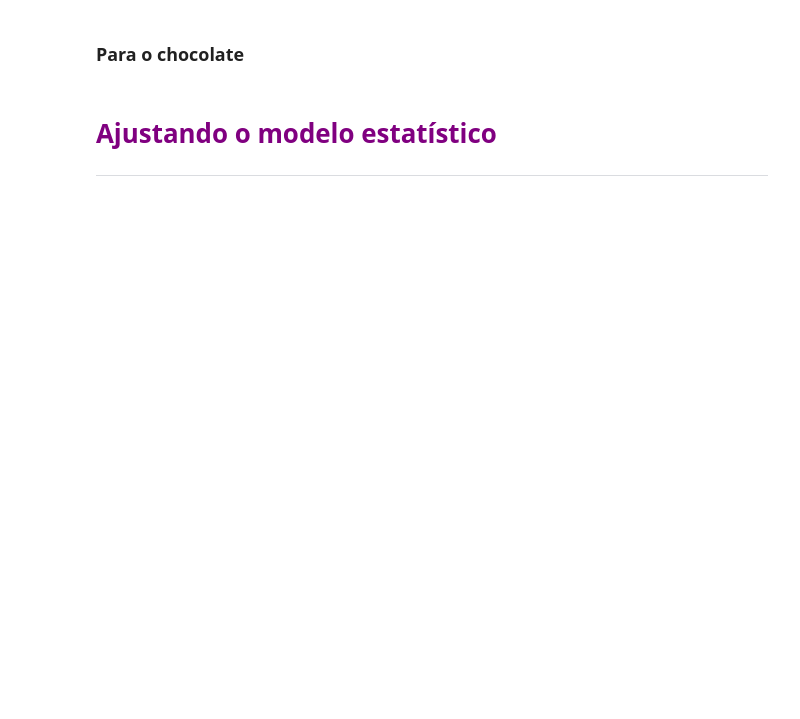
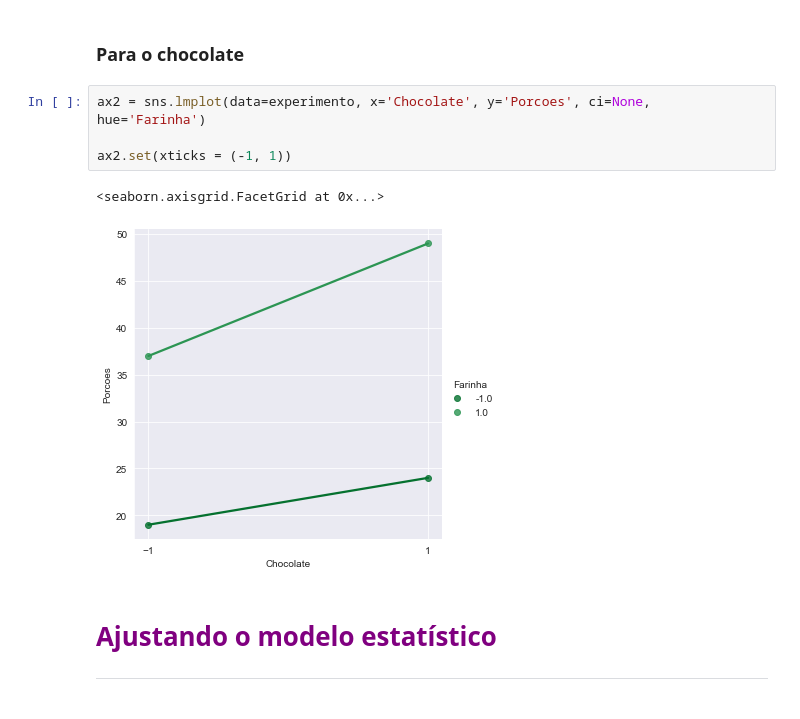
Before and after one commit to Julio-Cezar-Candido/Curso-Introducao-a-experimentacao-Analise-de-experimentos, a Jupyter notebook: Planejamento_experimentos_aula.ipynb, the cells around one changed output. Saved outputs shown, nothing was run; the diff lists cells and outputs as text; blank space fills up the shorter version.

```diff
--- a/Planejamento_experimentos_aula.ipynb
+++ b/Planejamento_experimentos_aula.ipynb
@@ -85,5 +140,12 @@ https://seaborn.pydata.org
 # %% [markdown]
 ### Para o chocolate
+# %%
+ax2 = sns.lmplot(data=experimento, x='Chocolate', y='Porcoes', ci=None, hue='Farinha')
+
+ax2.set(xticks = (-1, 1))
+# %% [output]
+<seaborn.axisgrid.FacetGrid at 0x...>
+[figure, added]
 # %% [markdown]
 # <font color = 'purple'> Ajustando o modelo estatístico </font>
 
```
Also changed, not shown: parts of 36 cells of this notebook.
